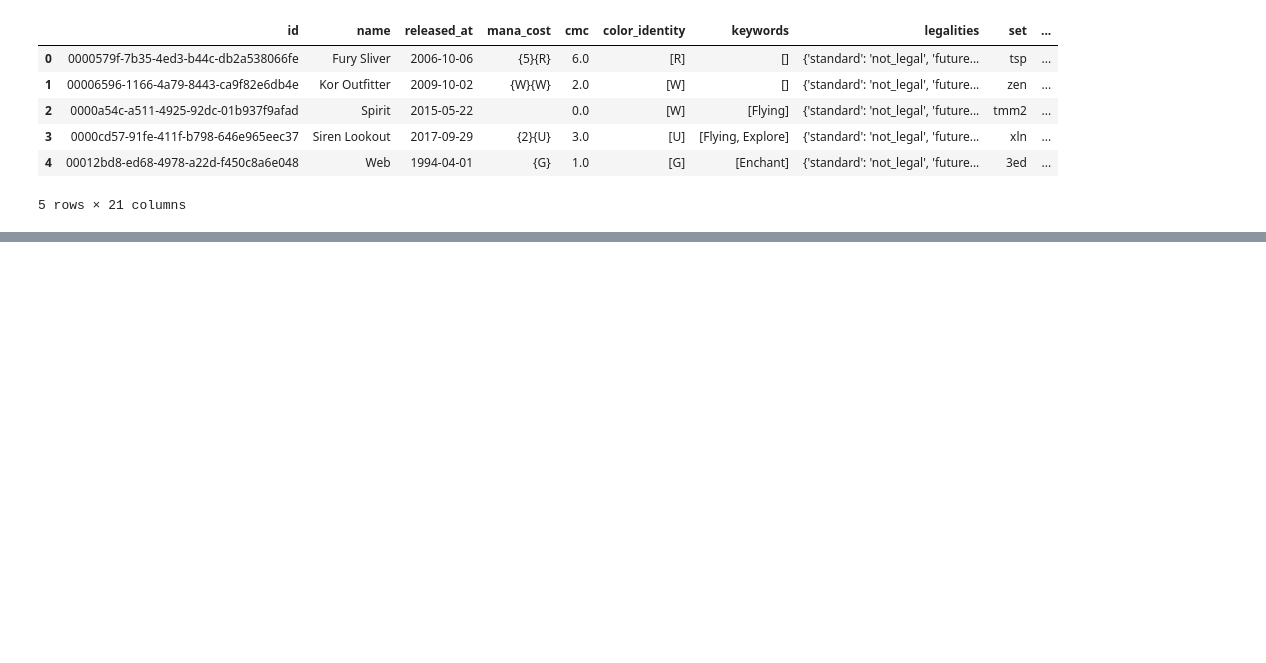
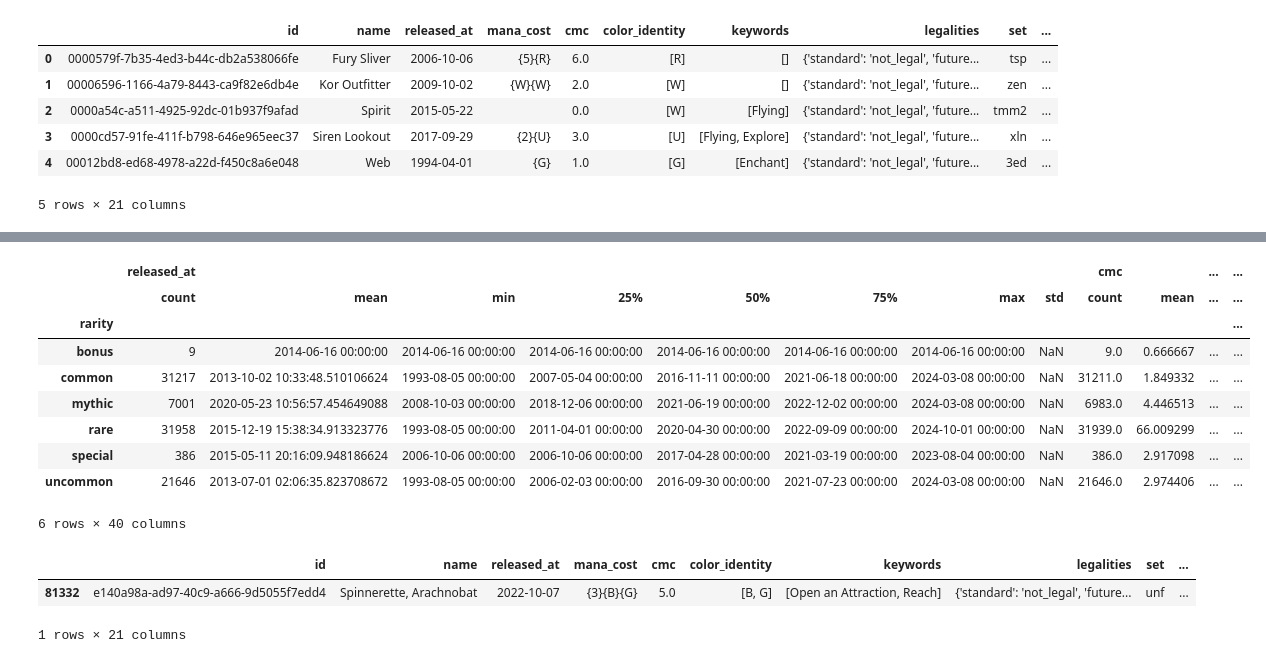
Before and after one commit to brunoopinheiro/ada-data-science-project-ii, a Jupyter notebook: data_consistency_analysis.ipynb, the cells around one changed output, grey strips where cells are left out. Saved outputs shown, nothing was run; the diff lists cells and outputs as text; code cells hidden in the pictures; blank space fills up the shorter version.

```diff
--- a/data_consistency_analysis.ipynb
+++ b/data_consistency_analysis.ipynb
@@ -71,0 +103,19 @@ c:\DEV-GIT\STUDY\ada-data-science\ada-data-science-projects\modulo2\ada-data-sci
+# %%
+subset_test.groupby('rarity').describe()
+# %% [output]
+|  | released_at |  |  |  |  |  |  |  | cmc |  | ... | ... |
+|  | count | mean | min | 25% | 50% | 75% | max | std | count | mean | ... | ... |
+| rarity |  |  |  |  |  |  |  |  |  |  |  | ... |
+| bonus | 9 | 2014-06-16 00:00:00 | 2014-06-16 00:00:00 | 2014-06-16 00:00:00 | 2014-06-16 00:00:00 | 2014-06-16 00:00:00 | 2014-06-16 00:00:00 | NaN | 9.0 | 0.666667 | ... | ... |
+| common | 31217 | 2013-10-02 10:33:48.510106624 | 1993-08-05 00:00:00 | 2007-05-04 00:00:00 | 2016-11-11 00:00:00 | 2021-06-18 00:00:00 | 2024-03-08 00:00:00 | NaN | 31211.0 | 1.849332 | ... | ... |
+| mythic | 7001 | 2020-05-23 10:56:57.454649088 | 2008-10-03 00:00:00 | 2018-12-06 00:00:00 | 2021-06-19 00:00:00 | 2022-12-02 00:00:00 | 2024-03-08 00:00:00 | NaN | 6983.0 | 4.446513 | ... | ... |
+| rare | 31958 | 2015-12-19 15:38:34.913323776 | 1993-08-05 00:00:00 | 2011-04-01 00:00:00 | 2020-04-30 00:00:00 | 2022-09-09 00:00:00 | 2024-10-01 00:00:00 | NaN | 31939.0 | 66.009299 | ... | ... |
+| special | 386 | 2015-05-11 20:16:09.948186624 | 2006-10-06 00:00:00 | 2006-10-06 00:00:00 | 2017-04-28 00:00:00 | 2021-03-19 00:00:00 | 2023-08-04 00:00:00 | NaN | 386.0 | 2.917098 | ... | ... |
+| uncommon | 21646 | 2013-07-01 02:06:35.823708672 | 1993-08-05 00:00:00 | 2006-02-03 00:00:00 | 2016-09-30 00:00:00 | 2021-07-23 00:00:00 | 2024-03-08 00:00:00 | NaN | 21646.0 | 2.974406 | ... | ... |
+6 rows × 40 columns
+# %%
+subset_test.sample()
+# %% [output]
+|  | id | name | released_at | mana_cost | cmc | color_identity | keywords | legalities | set | ... |
+| 81332 | e140a98a-ad97-40c9-a666-9d5055f7edd4 | Spinnerette, Arachnobat | 2022-10-07 | {3}{B}{G} | 5.0 | [B, G] | [Open an Attraction, Reach] | {'standard': 'not_legal', 'future... | unf | ... |
+1 rows × 21 columns
```
Also changed, not shown: parts of 3 cells of this notebook, 1 other file.
